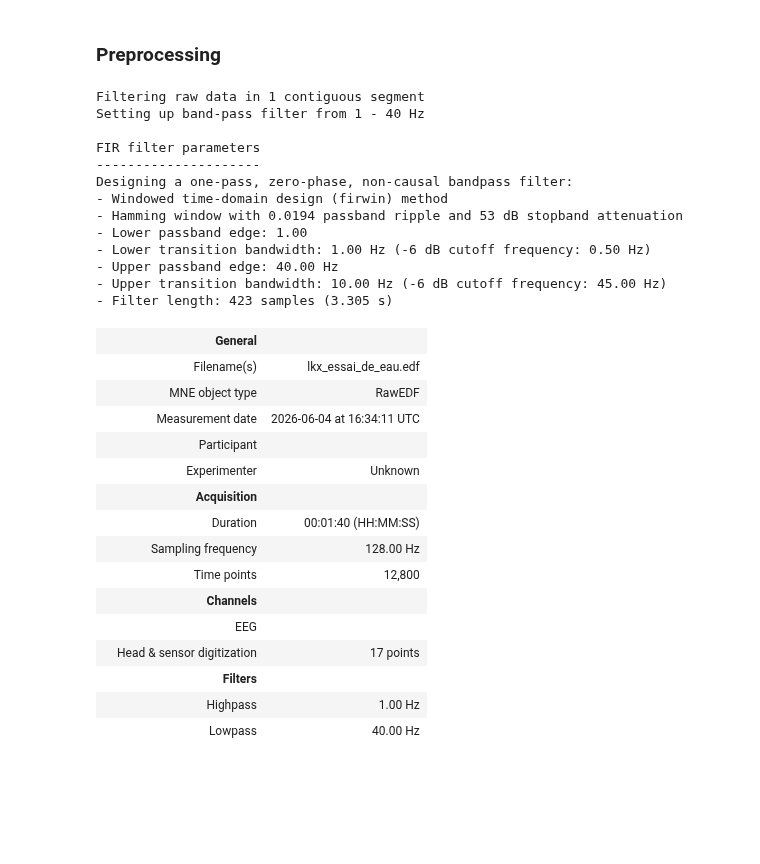
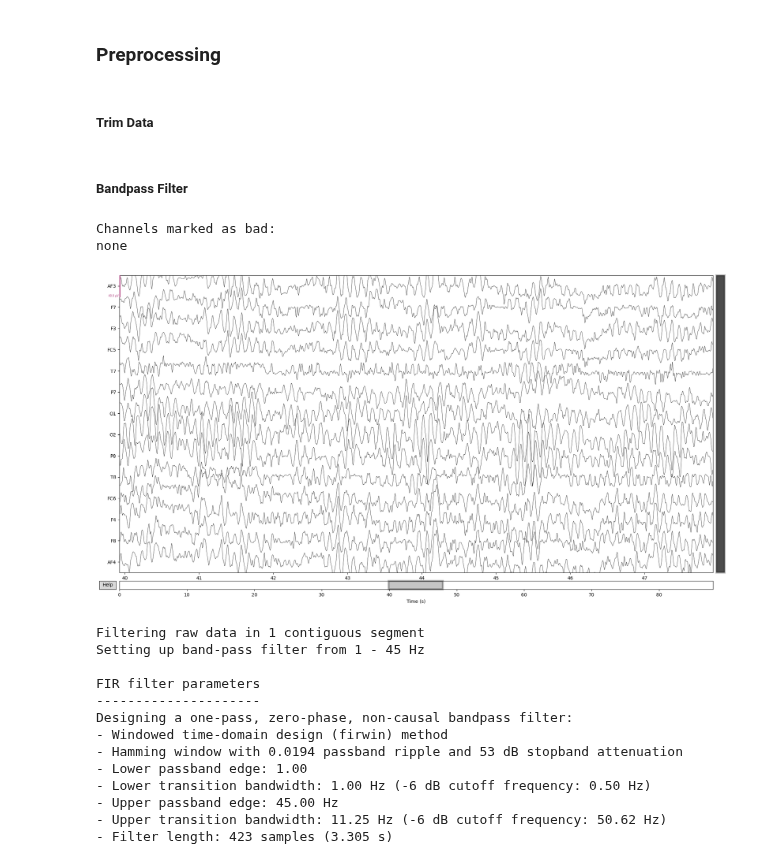
Before and after one commit to kojimainlearning/consumer_food_research, a Jupyter notebook: data_processing.ipynb, the cells around one changed output. Saved outputs shown, nothing was run; the diff lists cells and outputs as text; code cells hidden in the pictures; blank space fills up the shorter version.

Commit message:
Modify the rejecting bad channels structure

```diff
--- a/data_processing.ipynb
+++ b/data_processing.ipynb
@@ -44,10 +62,24 @@ none
 # %% [markdown]
 ### Preprocessing
+# %% [markdown]
+##### Trim Data
+# %%
+eyes_opened = raw_eeg.copy().crop(tmin=0, tmax=5)
+eyes_closed = raw_eeg.copy().crop(tmin=12)
+raw_cut = mne.concatenate_raws([eyes_opened, eyes_closed])
+# %% [markdown]
+##### Bandpass Filter
+# %%
+eyes_closed.plot(block=True, duration=8)
+# %% [output]
+Channels marked as bad:
+none
+[figure, added]
 # %%
-raw_eeg.filter(l_freq=1.0, h_freq=40.0, fir_design="firwin")
+raw_filtered = eyes_closed.copy().filter(l_freq=1.0, h_freq=45.0, fir_design="firwin")
 # %% [output]
 Filtering raw data in 1 contiguous segment
-Setting up band-pass filter from 1 - 40 Hz
+Setting up band-pass filter from 1 - 45 Hz
 
 FIR filter parameters
 ---------------------
@@ -56,22 +88,6 @@ Designing a one-pass, zero-phase, non-causal bandpass filter:
 - Hamming window with 0.0194 passband ripple and 53 dB stopband attenuation
 - Lower passband edge: 1.00
 - Lower transition bandwidth: 1.00 Hz (-6 dB cutoff frequency: 0.50 Hz)
-- Upper passband edge: 40.00 Hz
-- Upper transition bandwidth: 10.00 Hz (-6 dB cutoff frequency: 45.00 Hz)
+- Upper passband edge: 45.00 Hz
+- Upper transition bandwidth: 11.25 Hz (-6 dB cutoff frequency: 50.62 Hz)
 - Filter length: 423 samples (3.305 s)
-|  | General |  |
-|  | Filename(s) | lkx_essai_de_eau.edf |
-|  | MNE object type | RawEDF |
-|  | Measurement date | 2026-06-04 at 16:34:11 UTC |
-|  | Participant |  |
-|  | Experimenter | Unknown |
-|  | Acquisition |  |
-|  | Duration | 00:01:40 (HH:MM:SS) |
-|  | Sampling frequency | 128.00 Hz |
-|  | Time points | 12,800 |
-|  | Channels |  |
-|  | EEG |  |
-|  | Head & sensor digitization | 17 points |
-|  | Filters |  |
-|  | Highpass | 1.00 Hz |
-|  | Lowpass | 40.00 Hz |
```
Also changed, not shown: parts of 11 cells of this notebook.
